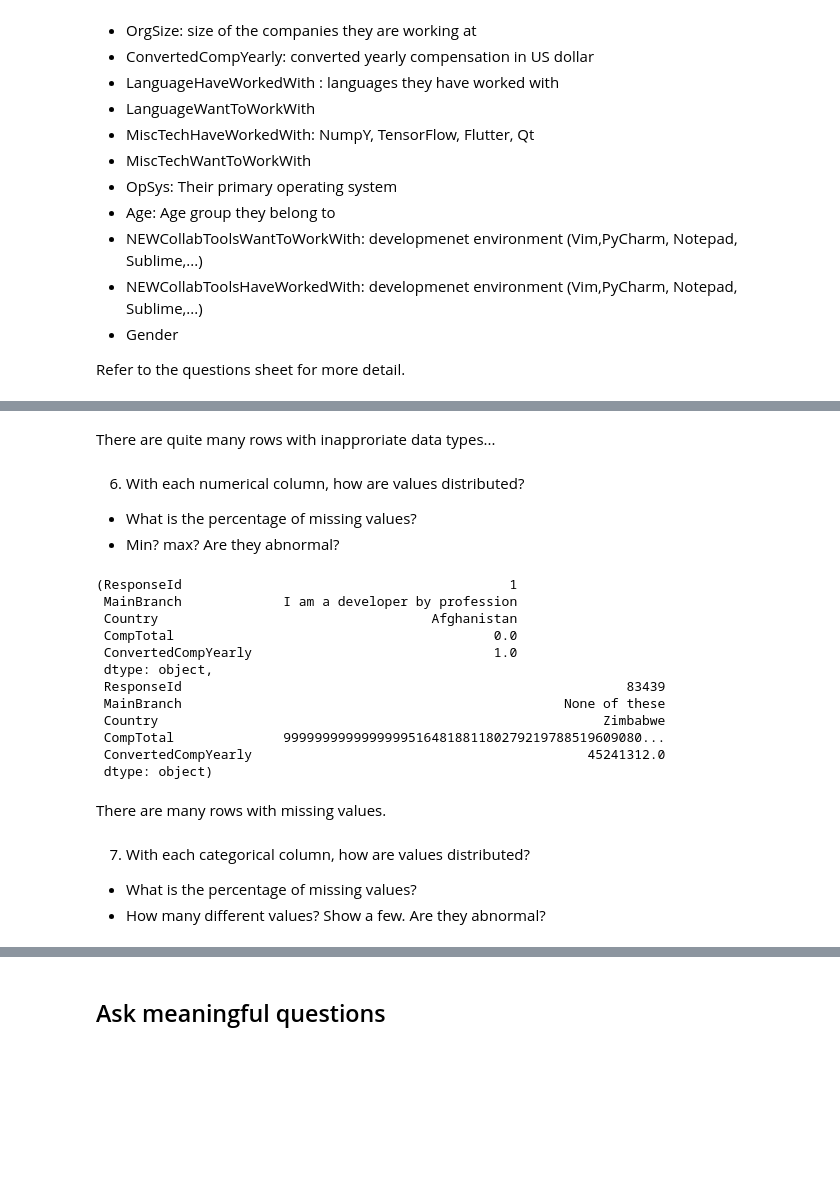
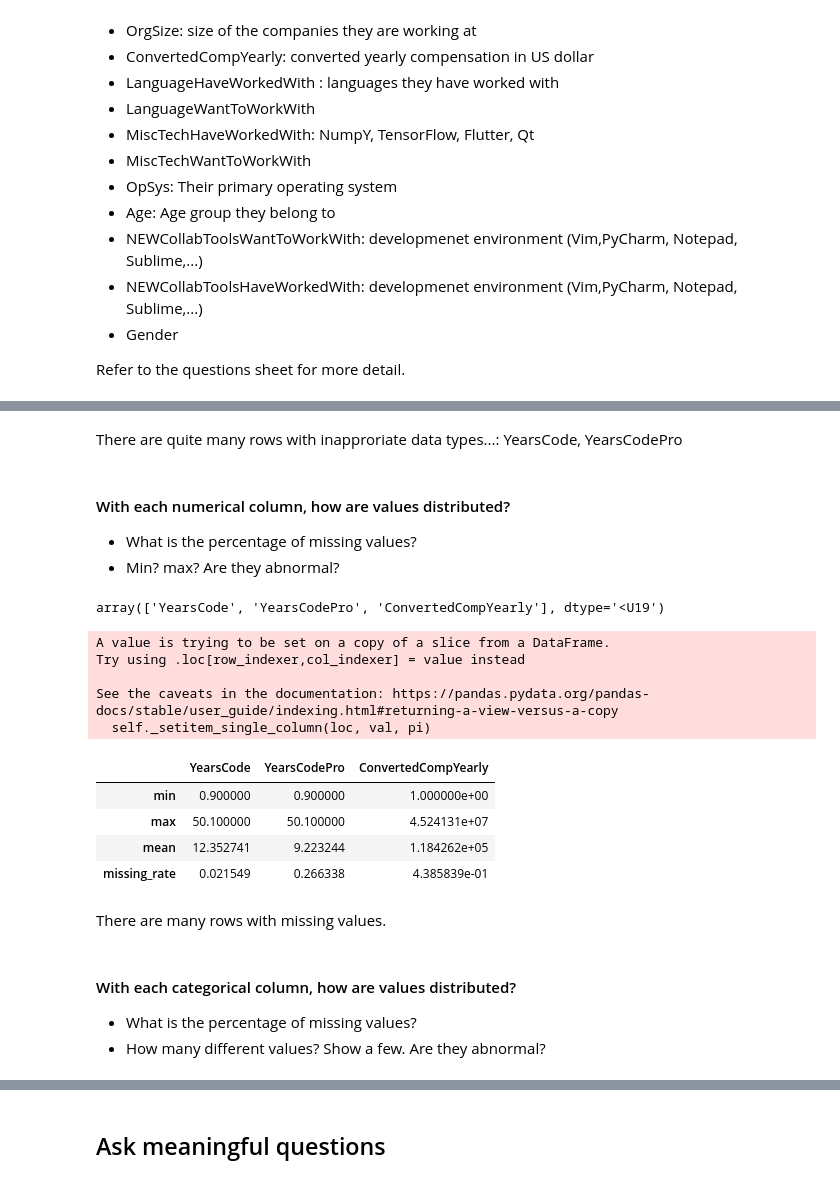
Before and after one commit to grevyarlesp/HCMUS_P4DS_Final, a Jupyter notebook: Notebook.ipynb, the cells around one changed output, grey strips where cells are left out. Drawn from its saved outputs; the diff is of its cells as text; code cells hidden in the pictures; blank space fills up the shorter version.

```diff
--- a/Notebook.ipynb
+++ b/Notebook.ipynb
@@ -173,30 +191,40 @@ pd.DataFrame(df1.dtypes).T
 # %% [markdown]
-There are quite many rows with inapproriate data types...
+There are quite many rows with inapproriate data types...: YearsCode, YearsCodePro
 # %% [markdown]
-6.  With each numerical column, how are values distributed?
+####  With each numerical column, how are values distributed?
 
 -  What is the percentage of missing values?
 -  Min? max? Are they abnormal?
+# %%
+numerical_cols
+# %% [output]
+array(['YearsCode', 'YearsCodePro', 'ConvertedCompYearly'], dtype='<U19')
+# %%
+df1.loc[:, numerical_cols[0:2]] = df1.loc[:, numerical_cols[0:2]].replace('More than 50 years', '50.1')
+df1.loc[:, numerical_cols[0:2]] = df1.loc[:, numerical_cols[0:2]].replace('Less than 1 year', '0.9')
+df1.loc[:, numerical_cols[0:2]] = df1[numerical_cols[0:2]].astype(np.float64)
+# %% [output]
+A value is trying to be set on a copy of a slice from a DataFrame.
+Try using .loc[row_indexer,col_indexer] = value instead
+
+See the caveats in the documentation: https://pandas.pydata.org/pandas-docs/stable/user_guide/indexing.html#returning-a-view-versus-a-copy
+  self._setitem_single_column(loc, val, pi)
 # %%
-numerical_cols = [ConvertedCompYearly, ]
-df1.min(),df1.max()
+def missing_rate(s):
+    return s.isna().sum() / len(s)
+
+num_cols_info = df1[numerical_cols].agg([min, max, pd.DataFrame.mean, missing_rate])
+num_cols_info
 # %% [output]
-(ResponseId                                          1
- MainBranch             I am a developer by profession
- Country                                   Afghanistan
- CompTotal                                         0.0
- ConvertedCompYearly                               1.0
- dtype: object,
- ResponseId                                                         83439
- MainBranch                                                 None of these
- Country                                                         Zimbabwe
- CompTotal              9999999999999999516481881180279219788519609080...
- ConvertedCompYearly                                           45241312.0
- dtype: object)
+|  | YearsCode | YearsCodePro | ConvertedCompYearly |
+| min | 0.900000 | 0.900000 | 1.000000e+00 |
+| max | 50.100000 | 50.100000 | 4.524131e+07 |
+| mean | 12.352741 | 9.223244 | 1.184262e+05 |
+| missing_rate | 0.021549 | 0.266338 | 4.385839e-01 |
 # %% [markdown]
 There are many rows with missing values.
 # %% [markdown]
-7. With each categorical column, how are values distributed?
+#### With each categorical column, how are values distributed?
 
 - What is the percentage of missing values?
 - How many different values? Show a few. Are they abnormal?
```
Also changed, not shown: parts of 17 cells of this notebook, 1 other file.
